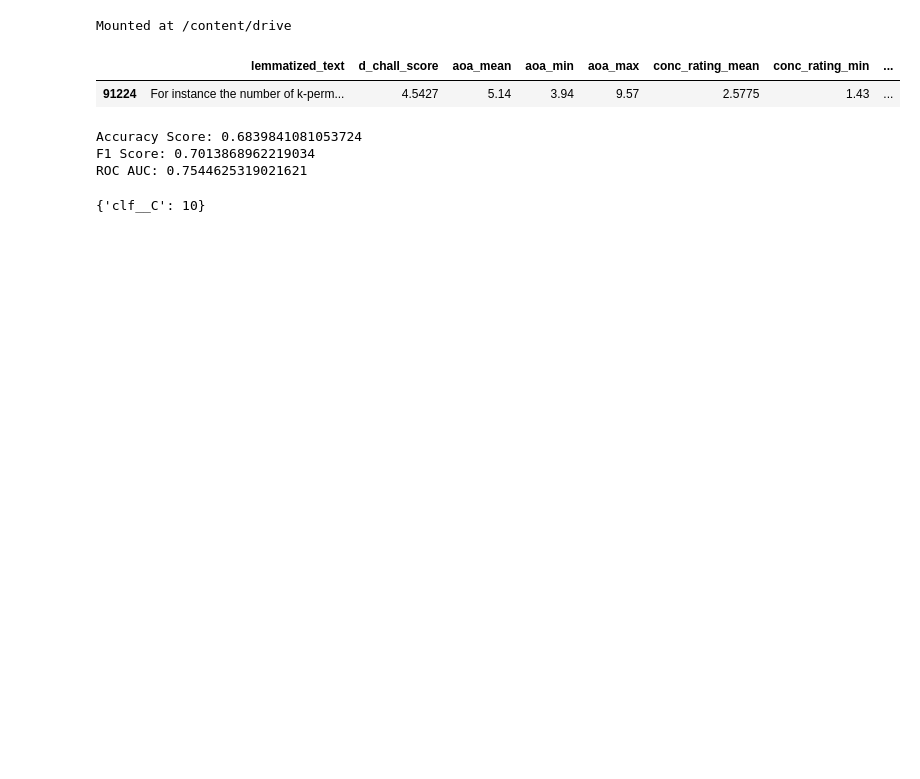
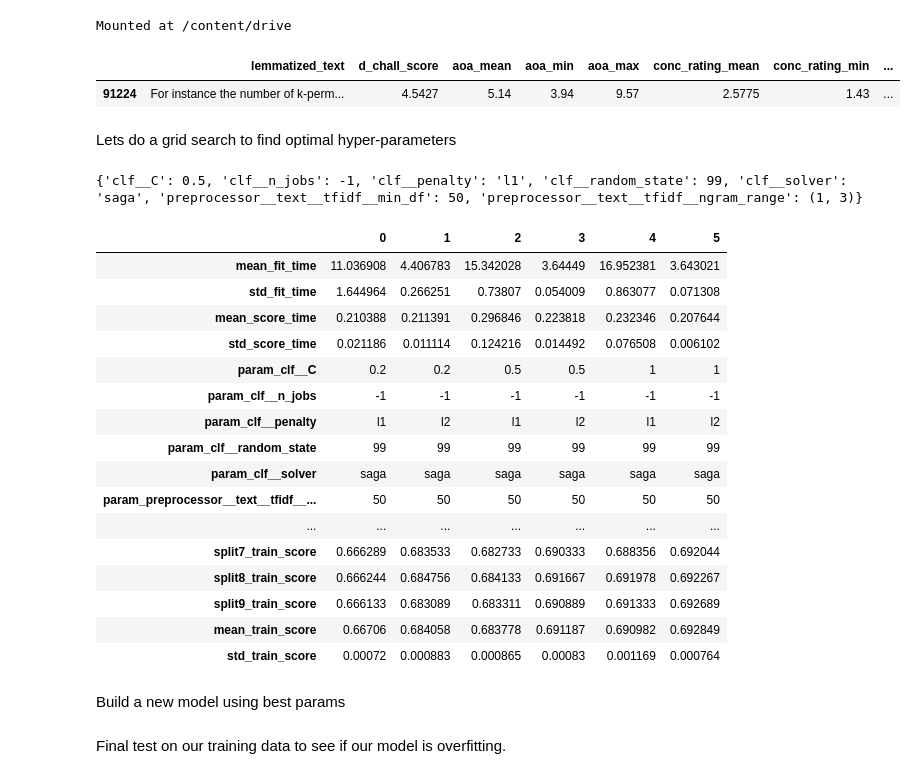
Before and after one commit to Tstrebe2/predicting-text-difficulty, a Jupyter notebook: tim-lr-pipeline.ipynb, the cells around one changed output. Cells and saved outputs as stored; diff of their text form; code cells hidden in the pictures; blank space fills up the shorter version.

```diff
--- a/tim-lr-pipeline.ipynb
+++ b/tim-lr-pipeline.ipynb
@@ -67,17 +58,0 @@ clf = clf.fit(df_train, df_train['label'])
-# %%
-from sklearn import metrics
-
-y_hat = clf.predict(df_test)
-y_proba = clf.predict_proba(df_test)[:, 1]
-
-accuracy = metrics.accuracy_score(df_test['label'], y_hat)
-f1 = metrics.f1_score(df_test['label'], y_hat)
-roc_auc = metrics.roc_auc_score(df_test['label'], y_proba)
-
-print('Accuracy Score:', accuracy)
-print('F1 Score:', f1)
-print('ROC AUC:', roc_auc)
-# %% [output]
-Accuracy Score: 0.6839841081053724
-F1 Score: 0.7013868962219034
-ROC AUC: 0.7544625319021621
@@ -84,19 +61,50 @@ ROC AUC: 0.7544625319021621
+# %% [markdown]
+Lets do a grid search to find optimal hyper-parameters
 # %%
-from sklearn.model_selection import GridSearchCV, StratifiedKFold
 # When using a pipeline in grid search, you can prepend the parameter
 # you want to tune with the pipeline component name (clf) and two underscores (__).
-# For this example: clf__
-param_grid = dict(clf__C=[10, 50, 100])
+tfidf_prefix = 'preprocessor__text__tfidf__'
+clf_prefix = 'clf__'
 
-grid = GridSearchCV(clf,
+param_grid = {tfidf_prefix + 'min_df':[50],
+              tfidf_prefix + 'ngram_range':[(1, 3)],
+              tfidf_prefix + 'min_df':[50],
+              clf_prefix + 'C':[.2, .5, 1],
+              clf_prefix + 'penalty':['l1', 'l2'],
+              clf_prefix + 'solver':['saga'],
+              clf_prefix + 'random_state':[99],
+              clf_prefix + 'n_jobs':[-1],}
+
+grid = (GridSearchCV(clf,
                     param_grid=param_grid,
-                    scoring='roc_auc',
-                    cv=StratifiedKFold(n_splits=5),
-                    verbose=3,
+                    scoring='accuracy',
+                    cv=StratifiedKFold(n_splits=10),
+                    refit=False,
+                    verbose=1,
+                    return_train_score=True,
                     n_jobs=-1)
-
-grid.fit(df_train, df_train['label'])
+        .fit(sample_df, sample_df['label']))
-# %%
-grid.best_params_
-# %% [output]
-{'clf__C': 10}
+# %%
+print(grid.best_params_)
+pd.DataFrame(grid.cv_results_).T
+# %% [output]
+{'clf__C': 0.5, 'clf__n_jobs': -1, 'clf__penalty': 'l1', 'clf__random_state': 99, 'clf__solver': 'saga', 'preprocessor__text__tfidf__min_df': 50, 'preprocessor__text__tfidf__ngram_range': (1, 3)}
+|  | 0 | 1 | 2 | 3 | 4 | 5 |
+| mean_fit_time | 11.036908 | 4.406783 | 15.342028 | 3.64449 | 16.952381 | 3.643021 |
+| std_fit_time | 1.644964 | 0.266251 | 0.73807 | 0.054009 | 0.863077 | 0.071308 |
+| mean_score_time | 0.210388 | 0.211391 | 0.296846 | 0.223818 | 0.232346 | 0.207644 |
+| std_score_time | 0.021186 | 0.011114 | 0.124216 | 0.014492 | 0.076508 | 0.006102 |
+| param_clf__C | 0.2 | 0.2 | 0.5 | 0.5 | 1 | 1 |
+| param_clf__n_jobs | -1 | -1 | -1 | -1 | -1 | -1 |
+| param_clf__penalty | l1 | l2 | l1 | l2 | l1 | l2 |
+| param_clf__random_state | 99 | 99 | 99 | 99 | 99 | 99 |
+| param_clf__solver | saga | saga | saga | saga | saga | saga |
+| param_preprocessor__text__tfidf__... | 50 | 50 | 50 | 50 | 50 | 50 |
+| ... | ... | ... | ... | ... | ... | ... |
+| split7_train_score | 0.666289 | 0.683533 | 0.682733 | 0.690333 | 0.688356 | 0.692044 |
+| split8_train_score | 0.666244 | 0.684756 | 0.684133 | 0.691667 | 0.691978 | 0.692267 |
+| split9_train_score | 0.666133 | 0.683089 | 0.683311 | 0.690889 | 0.691333 | 0.692689 |
+| mean_train_score | 0.66706 | 0.684058 | 0.683778 | 0.691187 | 0.690982 | 0.692849 |
+| std_train_score | 0.00072 | 0.000883 | 0.000865 | 0.00083 | 0.001169 | 0.000764 |
+# %% [markdown]
+Build a new model using best params
@@ -102,0 +141,2 @@ grid.best_params_
+# %% [markdown]
+Final test on our training data to see if our model is overfitting.
```
Also changed, not shown: parts of 15 cells of this notebook.
